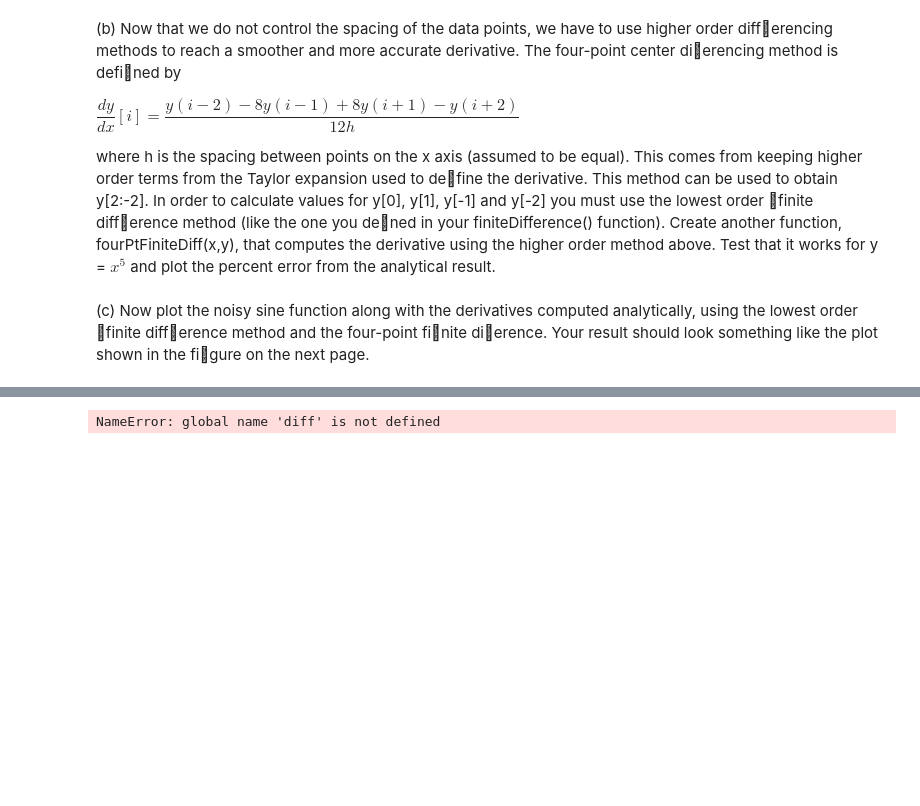
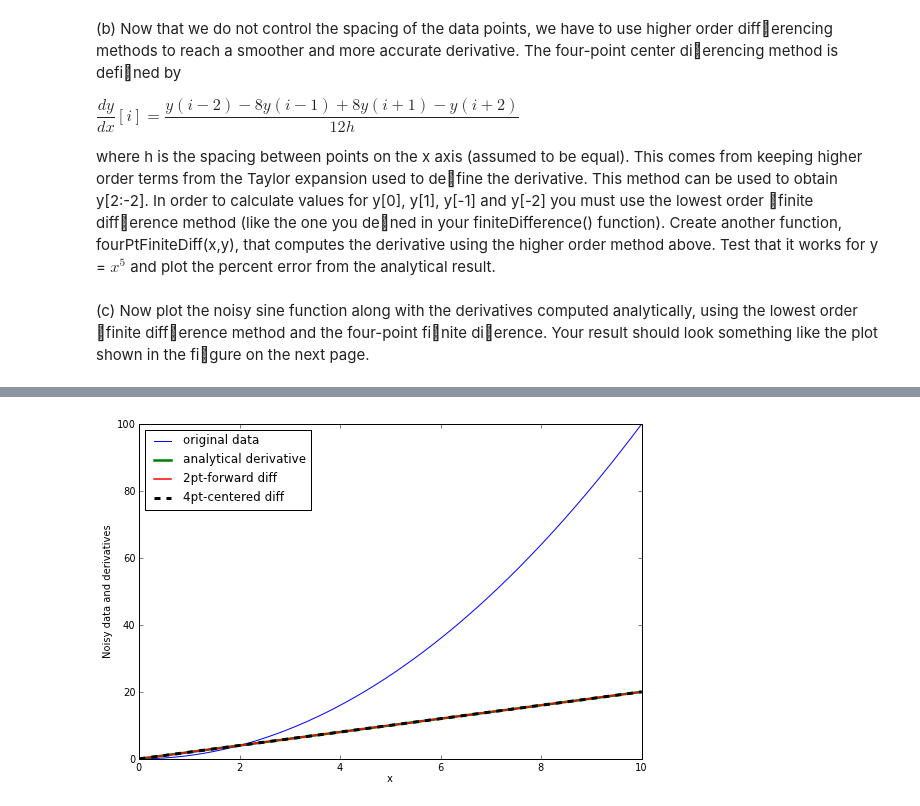
Before and after one commit to ersong/PHYS202-S13, a Jupyter notebook: Week4/InterpAndDiffEx3.ipynb, the cells around one changed output, grey strips where cells are left out. Saved outputs shown, nothing was run; the diff lists cells and outputs as text; code cells hidden in the pictures; blank space fills up the shorter version.

```diff
--- a/Week4/InterpAndDiffEx3.ipynb
+++ b/Week4/InterpAndDiffEx3.ipynb
@@ -252,12 +311,17 @@ fferences between the algorithms. Test that the code works by importing the func
 # %%
 from Differentiators import *
 x=arange(0,10,.001)
 y=x**2
+pyplot.figure(num=None, figsize=(9, 6), dpi=80, facecolor='w', edgecolor='k')
 dydx1=finiteDifference(x,y)
 dydx2=fourPtFiniteDiff(x,y)
 plot(x,y,color="blue",label="original data")
 plot(x,2*x,color="green",linewidth=2.5,label="analytical derivative")
 plot(x,dydx1,color="red",label="2pt-forward diff",linewidth=1.5)
-plot(x,dydx2,color="black",label="4pt-centered diff",ls="--",linewidth=3)
+plot(x[:-3],dydx2[:-3],color="black",label="4pt-centered diff",ls="--",linewidth=3)
+xlabel("x")
+ylabel("Noisy data and derivatives")
+pyplot.legend(loc='upper left')
+show()
 # %% [output]
-NameError: global name 'diff' is not defined
+[figure, added]
```
Also changed, not shown: parts of 9 cells of this notebook, 2 other files.
